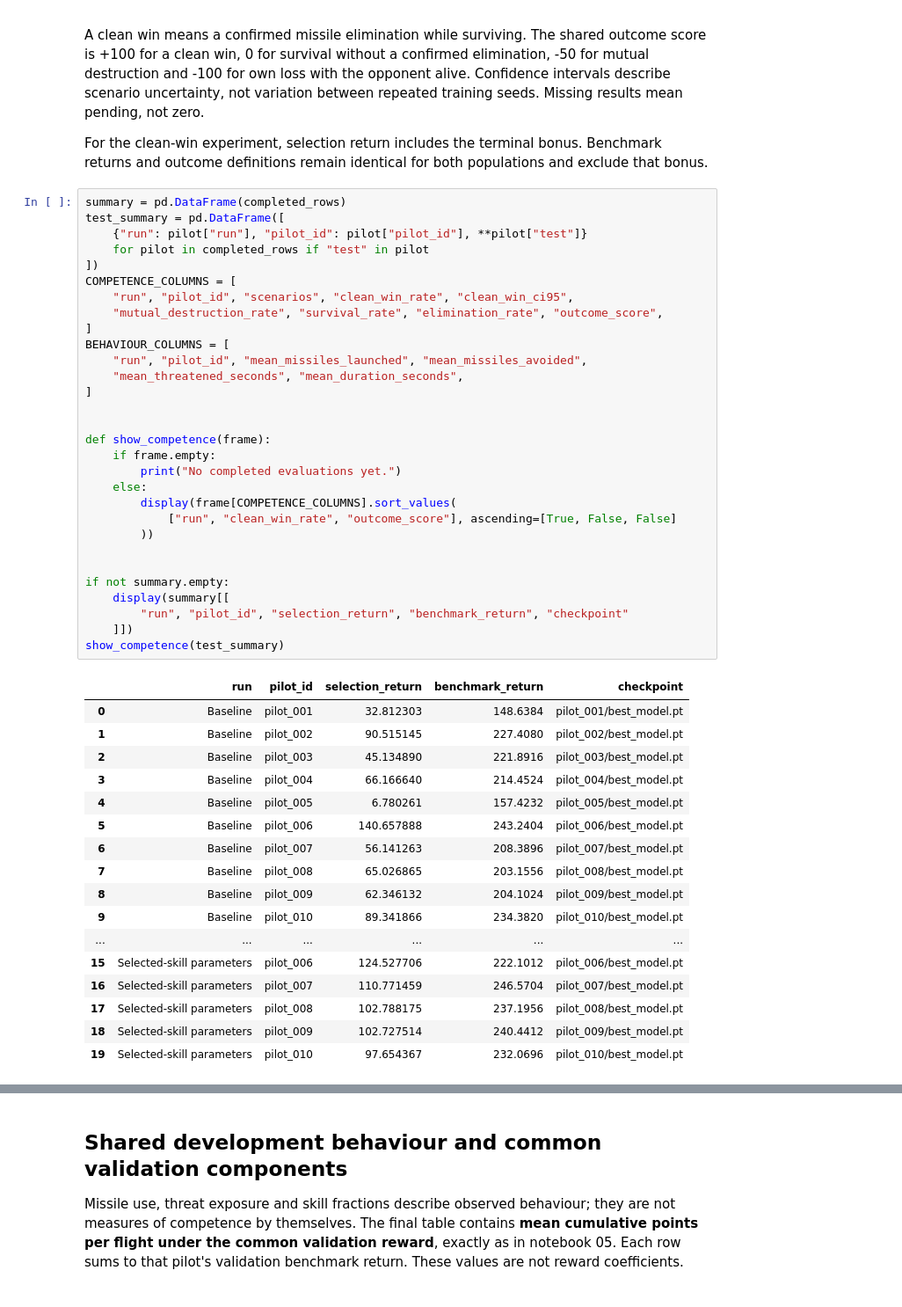
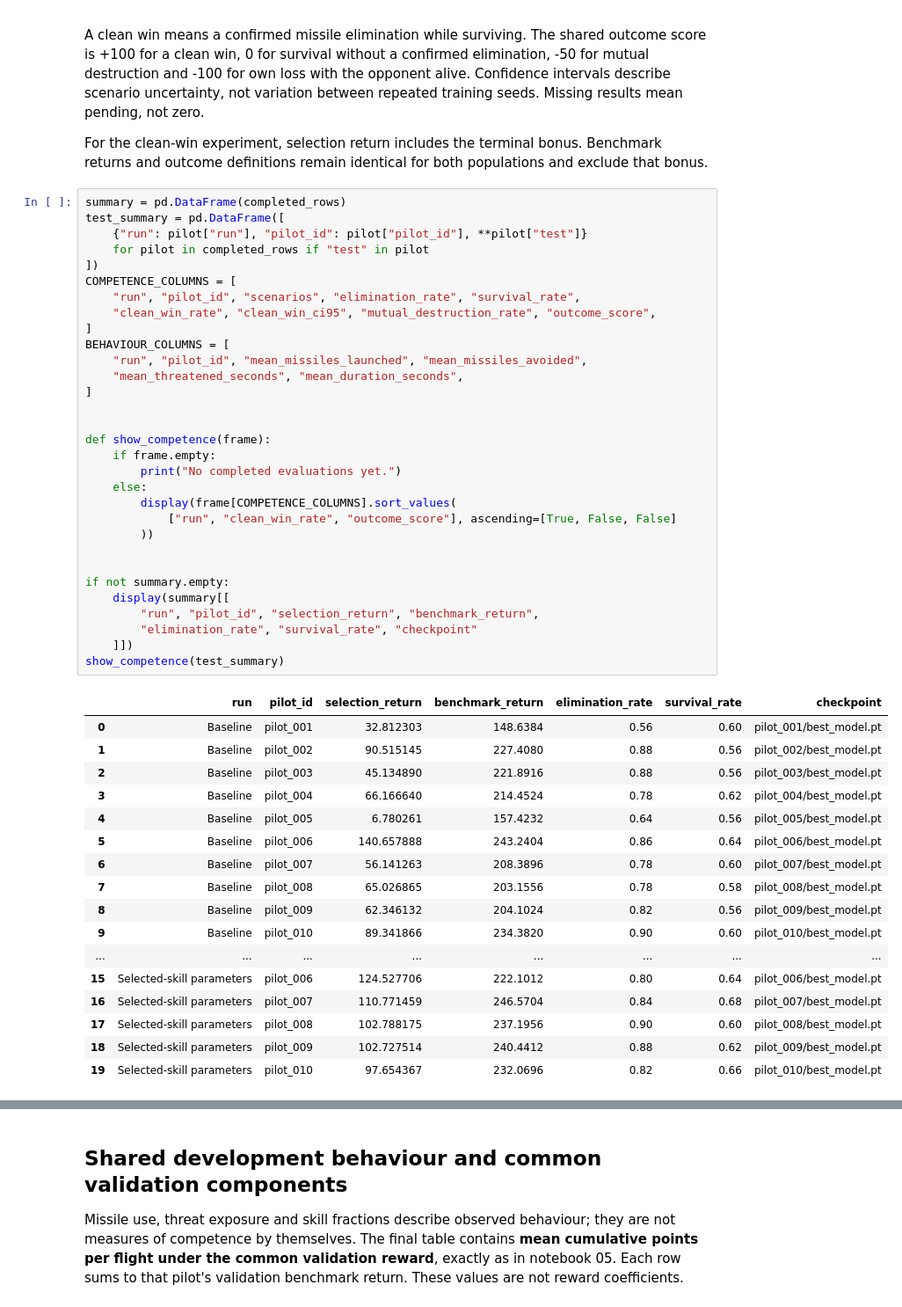
Before and after one commit to Rejn2024/Trajectory_Classification, a Jupyter notebook: notebooks/05_compare_population_runs.ipynb, the cells around one changed output, grey strips where cells are left out. Shown at 88% size. Cells and saved outputs as stored; diff of their text form.

```diff
--- a/notebooks/05_compare_population_runs.ipynb
+++ b/notebooks/05_compare_population_runs.ipynb
@@ -220,48 +223,49 @@ For the clean-win experiment, selection return includes the terminal bonus. Benc
 # %%
 summary = pd.DataFrame(completed_rows)
 test_summary = pd.DataFrame([
     {"run": pilot["run"], "pilot_id": pilot["pilot_id"], **pilot["test"]}
     for pilot in completed_rows if "test" in pilot
 ])
 COMPETENCE_COLUMNS = [
-    "run", "pilot_id", "scenarios", "clean_win_rate", "clean_win_ci95",
-    "mutual_destruction_rate", "survival_rate", "elimination_rate", "outcome_score",
+    "run", "pilot_id", "scenarios", "elimination_rate", "survival_rate",
+    "clean_win_rate", "clean_win_ci95", "mutual_destruction_rate", "outcome_score",
 ]
 BEHAVIOUR_COLUMNS = [
     "run", "pilot_id", "mean_missiles_launched", "mean_missiles_avoided",
     "mean_threatened_seconds", "mean_duration_seconds",
 ]
 
 
 def show_competence(frame):
     if frame.empty:
         print("No completed evaluations yet.")
     else:
         display(frame[COMPETENCE_COLUMNS].sort_values(
             ["run", "clean_win_rate", "outcome_score"], ascending=[True, False, False]
         ))
 
 
 if not summary.empty:
     display(summary[[
-        "run", "pilot_id", "selection_return", "benchmark_return", "checkpoint"
+        "run", "pilot_id", "selection_return", "benchmark_return",
+        "elimination_rate", "survival_rate", "checkpoint"
     ]])
 show_competence(test_summary)
 # %% [output]
-|  | run | pilot_id | selection_return | benchmark_return | checkpoint |
-| 0 | Baseline | pilot_001 | 32.812303 | 148.6384 | pilot_001/best_model.pt |
-| 1 | Baseline | pilot_002 | 90.515145 | 227.4080 | pilot_002/best_model.pt |
-| 2 | Baseline | pilot_003 | 45.134890 | 221.8916 | pilot_003/best_model.pt |
-| 3 | Baseline | pilot_004 | 66.166640 | 214.4524 | pilot_004/best_model.pt |
-| 4 | Baseline | pilot_005 | 6.780261 | 157.4232 | pilot_005/best_model.pt |
-| 5 | Baseline | pilot_006 | 140.657888 | 243.2404 | pilot_006/best_model.pt |
-| 6 | Baseline | pilot_007 | 56.141263 | 208.3896 | pilot_007/best_model.pt |
-| 7 | Baseline | pilot_008 | 65.026865 | 203.1556 | pilot_008/best_model.pt |
-| 8 | Baseline | pilot_009 | 62.346132 | 204.1024 | pilot_009/best_model.pt |
-| 9 | Baseline | pilot_010 | 89.341866 | 234.3820 | pilot_010/best_model.pt |
-| ... | ... | ... | ... | ... | ... |
-| 15 | Selected-skill parameters | pilot_006 | 124.527706 | 222.1012 | pilot_006/best_model.pt |
-| 16 | Selected-skill parameters | pilot_007 | 110.771459 | 246.5704 | pilot_007/best_model.pt |
-| 17 | Selected-skill parameters | pilot_008 | 102.788175 | 237.1956 | pilot_008/best_model.pt |
-| 18 | Selected-skill parameters | pilot_009 | 102.727514 | 240.4412 | pilot_009/best_model.pt |
-| 19 | Selected-skill parameters | pilot_010 | 97.654367 | 232.0696 | pilot_010/best_model.pt |
+|  | run | pilot_id | selection_return | benchmark_return | elimination_rate | survival_rate | checkpoint |
+| 0 | Baseline | pilot_001 | 32.812303 | 148.6384 | 0.56 | 0.60 | pilot_001/best_model.pt |
+| 1 | Baseline | pilot_002 | 90.515145 | 227.4080 | 0.88 | 0.56 | pilot_002/best_model.pt |
+| 2 | Baseline | pilot_003 | 45.134890 | 221.8916 | 0.88 | 0.56 | pilot_003/best_model.pt |
+| 3 | Baseline | pilot_004 | 66.166640 | 214.4524 | 0.78 | 0.62 | pilot_004/best_model.pt |
+| 4 | Baseline | pilot_005 | 6.780261 | 157.4232 | 0.64 | 0.56 | pilot_005/best_model.pt |
+| 5 | Baseline | pilot_006 | 140.657888 | 243.2404 | 0.86 | 0.64 | pilot_006/best_model.pt |
+| 6 | Baseline | pilot_007 | 56.141263 | 208.3896 | 0.78 | 0.60 | pilot_007/best_model.pt |
+| 7 | Baseline | pilot_008 | 65.026865 | 203.1556 | 0.78 | 0.58 | pilot_008/best_model.pt |
+| 8 | Baseline | pilot_009 | 62.346132 | 204.1024 | 0.82 | 0.56 | pilot_009/best_model.pt |
+| 9 | Baseline | pilot_010 | 89.341866 | 234.3820 | 0.90 | 0.60 | pilot_010/best_model.pt |
+| ... | ... | ... | ... | ... | ... | ... | ... |
+| 15 | Selected-skill parameters | pilot_006 | 124.527706 | 222.1012 | 0.80 | 0.64 | pilot_006/best_model.pt |
+| 16 | Selected-skill parameters | pilot_007 | 110.771459 | 246.5704 | 0.84 | 0.68 | pilot_007/best_model.pt |
+| 17 | Selected-skill parameters | pilot_008 | 102.788175 | 237.1956 | 0.90 | 0.60 | pilot_008/best_model.pt |
+| 18 | Selected-skill parameters | pilot_009 | 102.727514 | 240.4412 | 0.88 | 0.62 | pilot_009/best_model.pt |
+| 19 | Selected-skill parameters | pilot_010 | 97.654367 | 232.0696 | 0.82 | 0.66 | pilot_010/best_model.pt |
```
Also changed, not shown: parts of 4 cells of this notebook, 13 other files.
